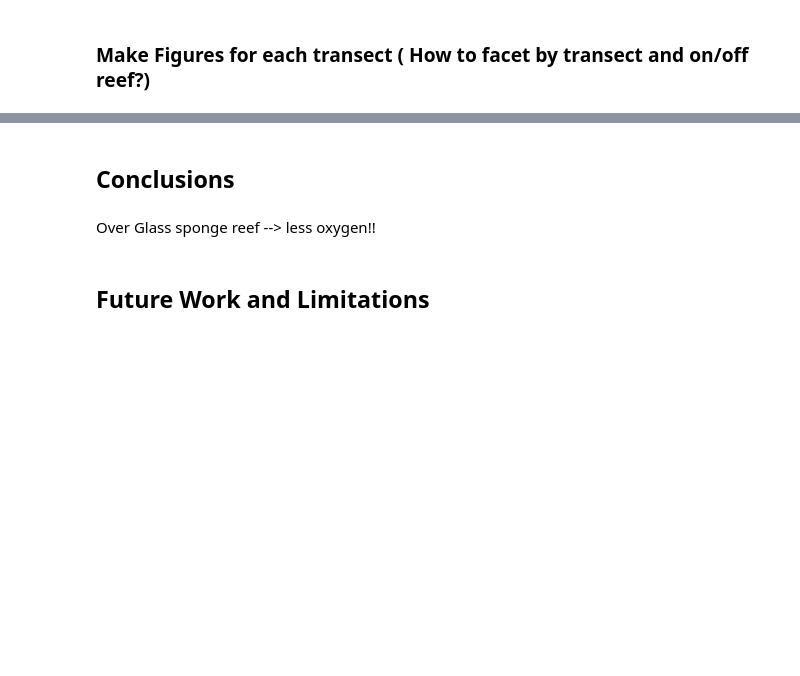
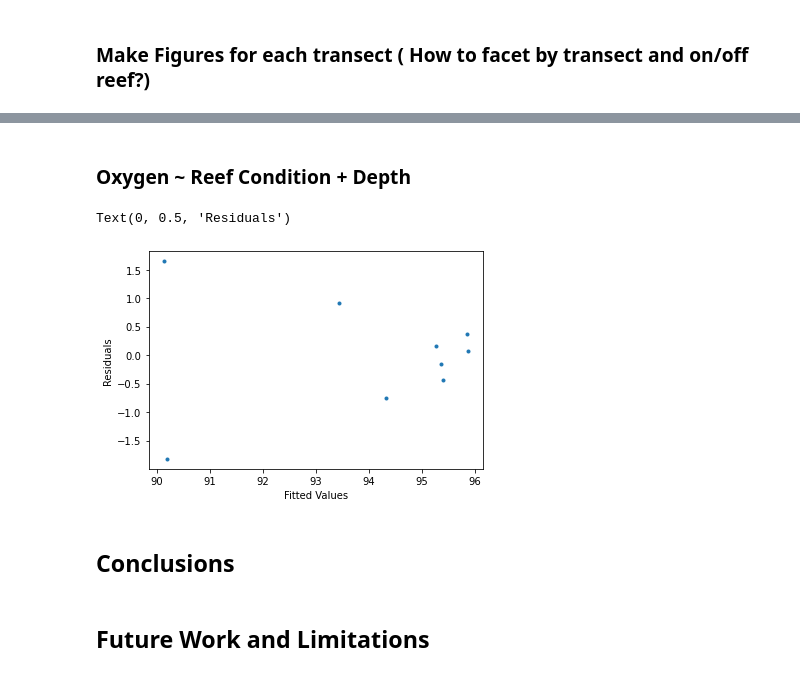
Before and after one commit to isaakh12/final_project, a Jupyter notebook: final_project.ipynb, the cells around one changed output, grey strips where cells are left out. Saved outputs shown, nothing was run; the diff lists cells and outputs as text; code cells hidden in the pictures; blank space fills up the shorter version.

```diff
--- a/final_project.ipynb
+++ b/final_project.ipynb
@@ -71,7 +172,21 @@ model2.summary()
+# %% [markdown]
+### Oxygen ~ Reef Condition + Depth
+# %%
+model_both = smf.ols('oxygen ~ 1 + temp', data = df_means).fit()
+model_both.summary()
+model_final = smf.ols('oxygen ~ 1 + salinity + reef', data = df_means).fit()
+# %%
+fv = model_final.fittedvalues
+resid = model_final.resid
+plt.figure()
+plt.plot(fv, resid, '.')
+plt.xlabel("Fitted Values")
+plt.ylabel("Residuals")
+# %% [output]
+Text(0, 0.5, 'Residuals')
+[figure, added]
 # %% [markdown]
 ## Conclusions
-# %% [markdown]
-Over Glass sponge reef --> less oxygen!!
 # %% [markdown]
 ## Future Work and Limitations
 # %% [markdown]
```
Also changed, not shown: parts of 25 cells of this notebook, 3 other files.
